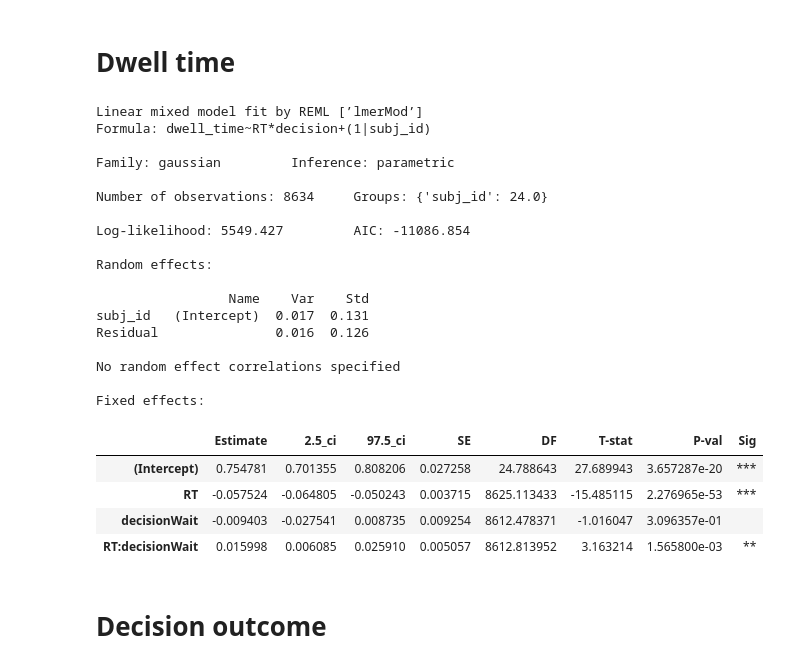
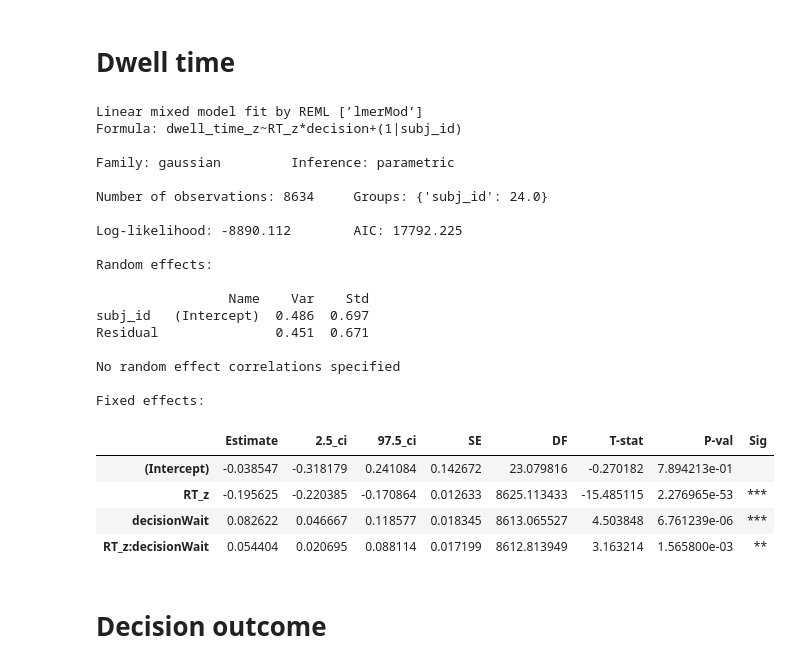
Before and after one commit to cherepaha/merging_eye_tracking, a Jupyter notebook: 05_stats.ipynb, the cells around one changed output. Cells and saved outputs as stored; diff of their text form; code cells hidden in the pictures.

```diff
--- a/05_stats.ipynb
+++ b/05_stats.ipynb
@@ -5,6 +5,7 @@ import numpy as np
 import scipy.stats
 # %%
 measures = pd.read_csv("measures.csv")
+measures["RT_z"] = (measures["RT"]-measures["RT"].mean())/measures["RT"].std()
 measures["d_condition_z"] = (measures["d_condition"]-measures["d_condition"].mean())/measures["d_condition"].std()
 measures["tta_condition_z"] = (measures["tta_condition"]-measures["tta_condition"].mean())/measures["tta_condition"].std()
 measures["tta_or_condition_z"] = (measures["tta_or_condition"]-measures["tta_or_condition"].mean())/measures["tta_or_condition"].std()
@@ -34,33 +35,33 @@ def p_formatted(p):
 # %% [markdown]
 # Dwell time
 # %%
-model_dwell_time = pymer4.models.Lmer("dwell_time ~ RT*decision + (1 | subj_id) ", data=measures, family="gaussian")
+model_dwell_time = pymer4.models.Lmer("dwell_time_z ~ RT_z*decision + (1 | subj_id) ", data=measures, family="gaussian")
 model_dwell_time_fit = model_dwell_time.fit(summarize=True)
 model_dwell_time.coefs
 # %% [output]
 Linear mixed model fit by REML [’lmerMod’]
-Formula: dwell_time~RT*decision+(1|subj_id)
+Formula: dwell_time_z~RT_z*decision+(1|subj_id)
 
 Family: gaussian         Inference: parametric
 
 Number of observations: 8634     Groups: {'subj_id': 24.0}
 
-Log-likelihood: 5549.427         AIC: -11086.854
+Log-likelihood: -8890.112        AIC: 17792.225
 
 Random effects:
 
                  Name    Var    Std
-subj_id   (Intercept)  0.017  0.131
-Residual               0.016  0.126
+subj_id   (Intercept)  0.486  0.697
+Residual               0.451  0.671
 
 No random effect correlations specified
 
 Fixed effects:
 |  | Estimate | 2.5_ci | 97.5_ci | SE | DF | T-stat | P-val | Sig |
-| (Intercept) | 0.754781 | 0.701355 | 0.808206 | 0.027258 | 24.788643 | 27.689943 | 3.657287e-20 | *** |
-| RT | -0.057524 | -0.064805 | -0.050243 | 0.003715 | 8625.113433 | -15.485115 | 2.276965e-53 | *** |
-| decisionWait | -0.009403 | -0.027541 | 0.008735 | 0.009254 | 8612.478371 | -1.016047 | 3.096357e-01 |  |
-| RT:decisionWait | 0.015998 | 0.006085 | 0.025910 | 0.005057 | 8612.813952 | 3.163214 | 1.565800e-03 | ** |
+| (Intercept) | -0.038547 | -0.318179 | 0.241084 | 0.142672 | 23.079816 | -0.270182 | 7.894213e-01 |  |
+| RT_z | -0.195625 | -0.220385 | -0.170864 | 0.012633 | 8625.113433 | -15.485115 | 2.276965e-53 | *** |
+| decisionWait | 0.082622 | 0.046667 | 0.118577 | 0.018345 | 8613.065527 | 4.503848 | 6.761239e-06 | *** |
+| RT_z:decisionWait | 0.054404 | 0.020695 | 0.088114 | 0.017199 | 8612.813949 | 3.163214 | 1.565800e-03 | ** |
 # %% [markdown]
 # Decision outcome
 # %%
```
Also changed, not shown: parts of 19 cells of this notebook, 2 other files.
